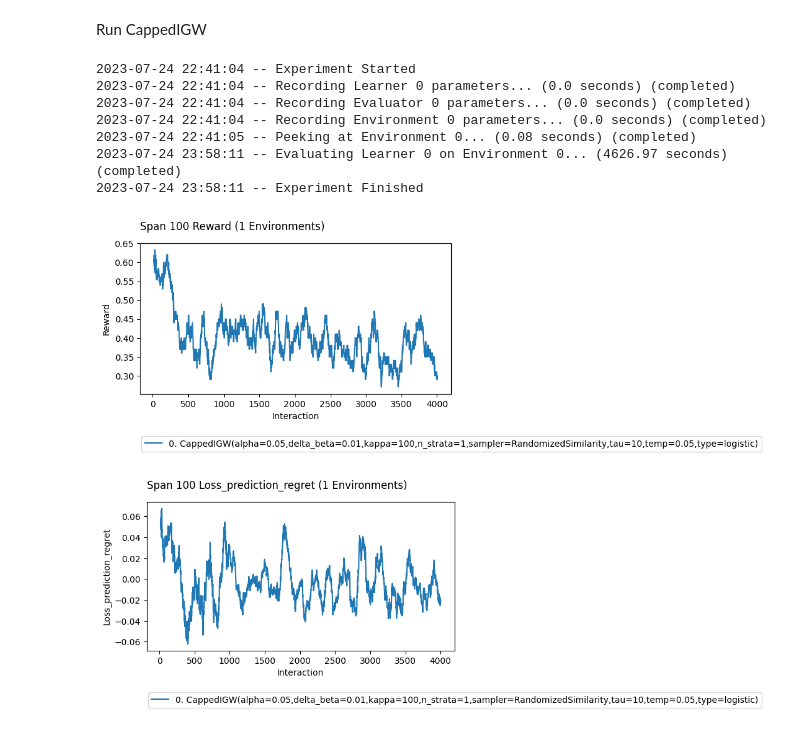
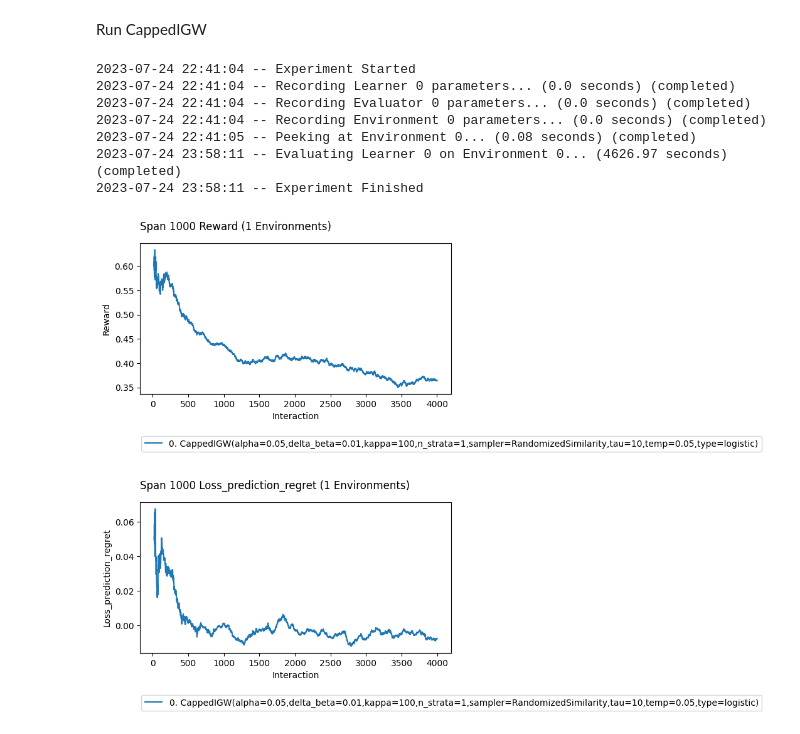
Before and after one commit to mrucker/onoff_experiments, a Jupyter notebook: demo/demo-example-selector.ipynb, the cells around one changed output. Drawn from its saved outputs; the diff is of its cells as text; code cells hidden in the pictures.

Commit message:
span 1000

```diff
--- a/demo/demo-example-selector.ipynb
+++ b/demo/demo-example-selector.ipynb
@@ -284,34 +284,34 @@ tzero = 10
 gamma_tzero = 1e-4
 
 lr = 1e-1
 batch_size = 4
 n_batches = 1_000
 
 torch.manual_seed(2112)
 
 rs_05_30      = RandomizedSimilarity(embedder, examples, ex_embeddings, batch_size=30, temperature=.05, set_size=3)
 
 fhat = MyLossPredictor(
     set_size=3,
     opt_factory=lambda params: torch.optim.Adam(params,lr=lr),
     sched_factory=lambda opt: torch.optim.lr_scheduler.LambdaLR(opt, lr_lambda=lambda t:(1+t/tzero)**(-.5))
 )
 
 env = cb.Environments(letcat).take(n_batches*batch_size).batch(batch_size)
 lrn = [
     CappedIGW(mu=rs_05_30, fhat=fhat, gamma_sched=lambda t: (1 + t/gamma_tzero)**(0.5))
 ]
 
 result = cb.Experiment(env,lrn).run(processes=1)
-result.plot_learners(xlim=(20,None), span=100)
-result.where(learner_id=len(lrn)-1).plot_learners(y='loss_prediction_regret',xlim=(20,None), span=100)
+result.plot_learners(xlim=(20,None), span=1000)
+result.where(learner_id=len(lrn)-1).plot_learners(y='loss_prediction_regret',xlim=(20,None), span=1000)
 # %% [output]
 2023-07-24 22:41:04 -- Experiment Started
 2023-07-24 22:41:04 -- Recording Learner 0 parameters... (0.0 seconds) (completed)
 2023-07-24 22:41:04 -- Recording Evaluator 0 parameters... (0.0 seconds) (completed)
 2023-07-24 22:41:04 -- Recording Environment 0 parameters... (0.0 seconds) (completed)
 2023-07-24 22:41:05 -- Peeking at Environment 0... (0.08 seconds) (completed)
 2023-07-24 23:58:11 -- Evaluating Learner 0 on Environment 0... (4626.97 seconds) (completed)
 2023-07-24 23:58:11 -- Experiment Finished
-[figure, old version]
+[figure, new version]
-[figure, old version]
+[figure, new version]
```
